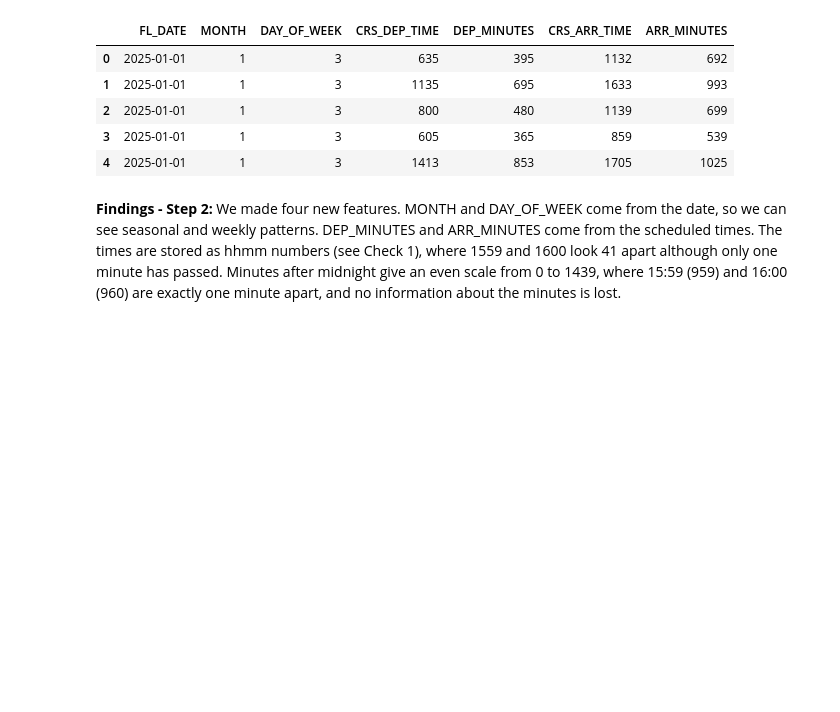
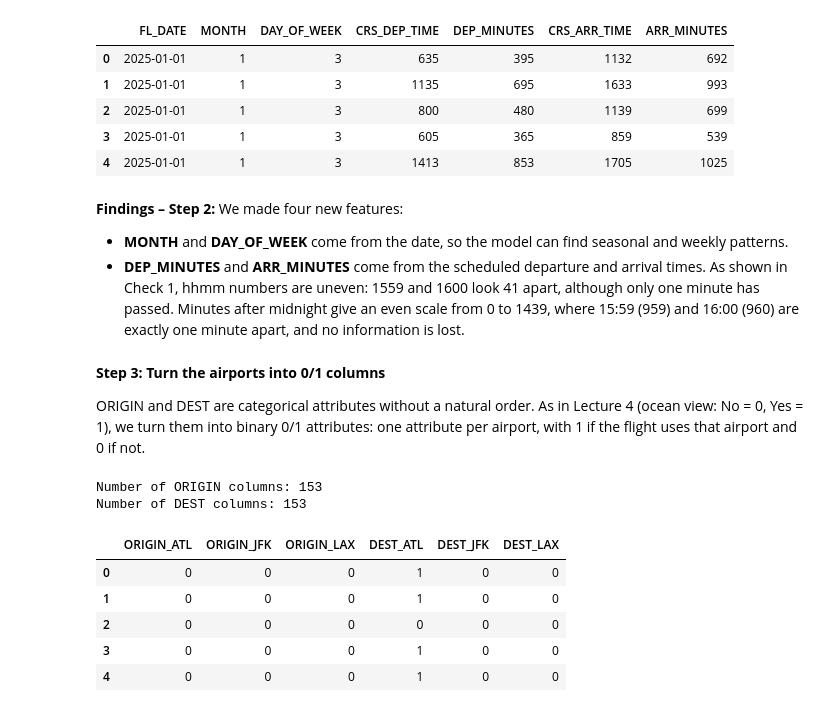
Before and after one commit to Malou100701/MachineLearning2026, a Jupyter notebook: flight_delay_analysis_starter.ipynb, the cells around one changed output. Drawn from its saved outputs; the diff is of its cells as text; code cells hidden in the pictures; blank space fills up the shorter version.

Commit message:
tilføjet preparing the data for the models

```diff
--- a/flight_delay_analysis_starter.ipynb
+++ b/flight_delay_analysis_starter.ipynb
@@ -390,4 +404,34 @@ display(clean[["FL_DATE", "MONTH", "DAY_OF_WEEK", "CRS_DEP_TIME", "DEP_MINUTES",
 | 3 | 2025-01-01 | 1 | 3 | 605 | 365 | 859 | 539 |
 | 4 | 2025-01-01 | 1 | 3 | 1413 | 853 | 1705 | 1025 |
 # %% [markdown]
-**Findings - Step 2:** We made four new features. MONTH and DAY_OF_WEEK come from the date, so we can see seasonal and weekly patterns. DEP_MINUTES and ARR_MINUTES come from the scheduled times. The times are stored as hhmm numbers (see Check 1), where 1559 and 1600 look 41 apart although only one minute has passed. Minutes after midnight give an even scale from 0 to 1439, where 15:59 (959) and 16:00 (960) are exactly one minute apart, and no information about the minutes is lost.
+**Findings – Step 2:** We made four new features:
+- **MONTH** and **DAY_OF_WEEK** come from the date, so the model can find seasonal and weekly patterns.
+- **DEP_MINUTES** and **ARR_MINUTES** come from the scheduled departure and arrival times. As shown in Check 1, hhmm numbers are uneven: 1559 and 1600 look 41 apart, although only one minute has passed. Minutes after midnight give an even scale from 0 to 1439, where 15:59 (959) and 16:00 (960) are exactly one minute apart, and no information is lost.
+# %% [markdown]
+**Step 3: Turn the airports into 0/1 columns**
+
+ORIGIN and DEST are categorical attributes without a natural order. As in Lecture 4 (ocean view: No = 0, Yes = 1), we turn them into binary 0/1 attributes: one attribute per airport, with 1 if the flight uses that airport and 0 if not.
+# %%
+# one column per airport, e.g. ORIGIN_ATL = 1 if the flight leaves from Atlanta, else 0
+# the result is saved in a new table, model_df, which we use for the models
+# clean keeps ORIGIN and DEST as text, so we can still use them to look at the data
+# dtype="int8" gives 0/1 instead of True/False, and uses little memory
+model_df = pd.get_dummies(clean, columns=["ORIGIN", "DEST"], dtype="int8")
+
+# lists of the new column names, so we can find them again later
+origin_cols = [col for col in model_df.columns if col.startswith("ORIGIN_")]
+dest_cols = [col for col in model_df.columns if col.startswith("DEST_")]
+print("Number of ORIGIN columns:", len(origin_cols))
+print("Number of DEST columns:", len(dest_cols))
+
+# show 5 flights and a few of the new columns
+display(model_df[["ORIGIN_ATL", "ORIGIN_JFK", "ORIGIN_LAX", "DEST_ATL", "DEST_JFK", "DEST_LAX"]].head())
+# %% [output]
+Number of ORIGIN columns: 153
+Number of DEST columns: 153
+|  | ORIGIN_ATL | ORIGIN_JFK | ORIGIN_LAX | DEST_ATL | DEST_JFK | DEST_LAX |
+| 0 | 0 | 0 | 0 | 1 | 0 | 0 |
+| 1 | 0 | 0 | 0 | 1 | 0 | 0 |
+| 2 | 0 | 0 | 0 | 0 | 0 | 0 |
+| 3 | 0 | 0 | 0 | 1 | 0 | 0 |
+| 4 | 0 | 0 | 0 | 1 | 0 | 0 |
```
Also changed, not shown: parts of 33 cells of this notebook.
